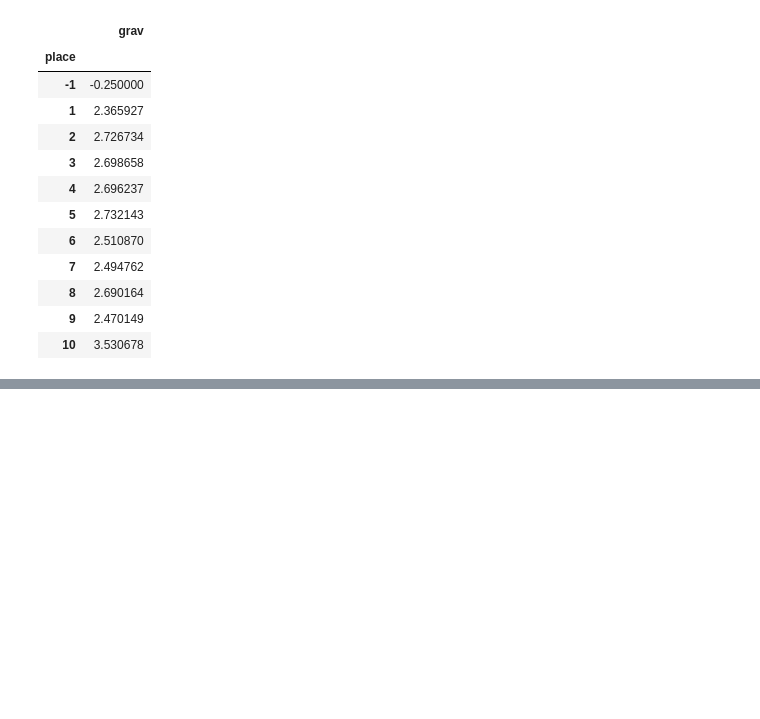
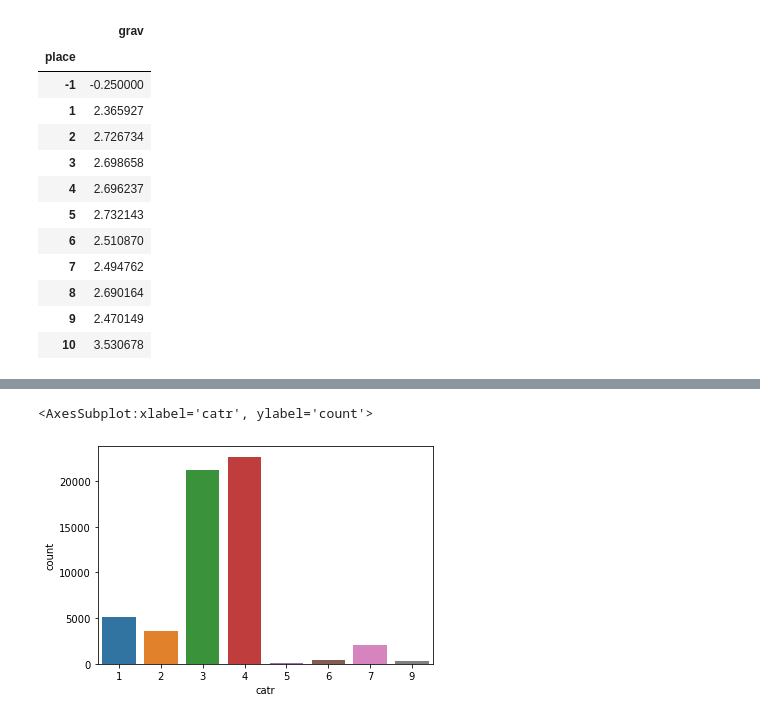
Before and after one commit to antoine-palazz/Projet_Python_ENSAE_2A, a Jupyter notebook: scripts/eda.ipynb, the cells around one changed output, grey strips where cells are left out. Cells and saved outputs as stored; diff of their text form; code cells hidden in the pictures; blank space fills up the shorter version.

```diff
--- a/scripts/eda.ipynb
+++ b/scripts/eda.ipynb
@@ -143,0 +149,5 @@ df_usagers_22.groupby("place")[["grav"]].mean()
+# %%
+sns.countplot(data=df_lieux_22, x="catr")
+# %% [output]
+<AxesSubplot:xlabel='catr', ylabel='count'>
+[figure, added]
```
Also changed, not shown: parts of 1 cell of this notebook.
